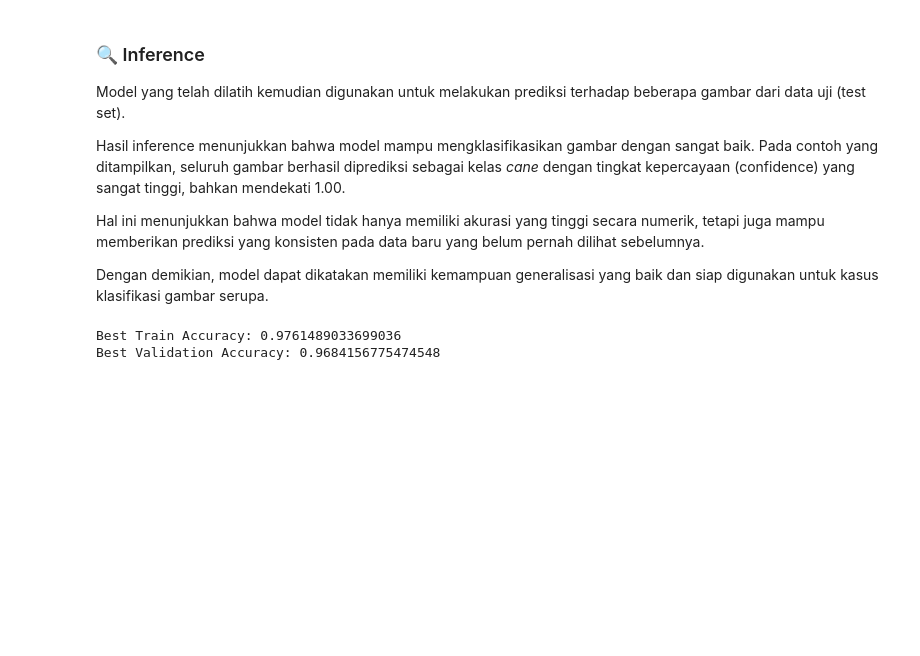
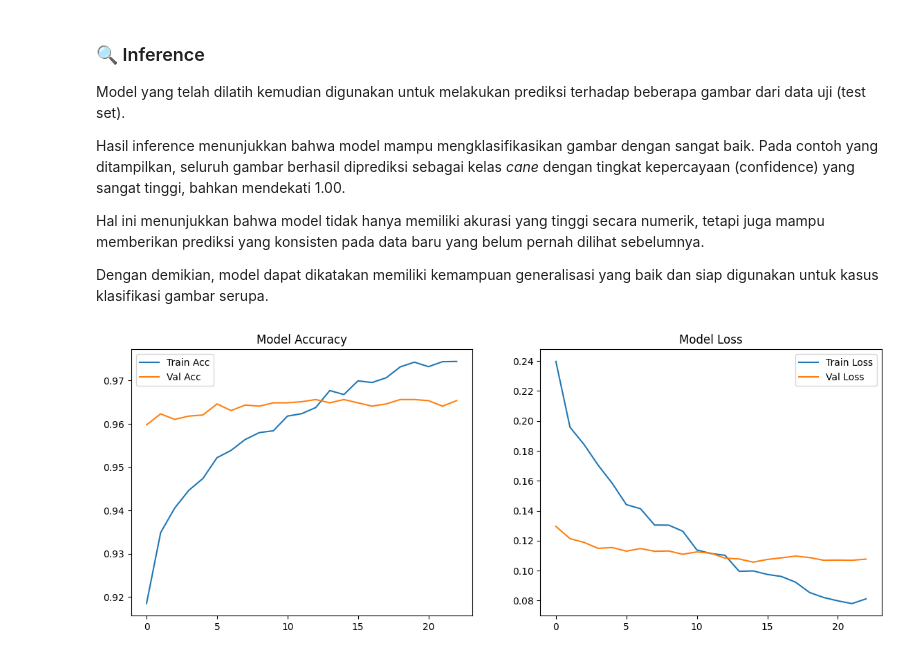
Before and after one commit to xebec51/image-classification-animals, a Jupyter notebook: notebook.ipynb, the cells around one changed output. Cells and saved outputs as stored; diff of their text form; code cells hidden in the pictures; blank space fills up the shorter version.

```diff
--- a/notebook.ipynb
+++ b/notebook.ipynb
@@ -342,0 +381,3 @@ Model: "sequential"
+# %%
+test_loss_cnn, test_acc_cnn = model_cnn.evaluate(test_generator)
+print("CNN Test Accuracy:", test_acc_cnn)
@@ -474,17 +454,18 @@ Epoch 11/20
 # %%
-# Unfreeze top layers
-for layer in base_model.layers[-100:]:
-    layer.trainable = True
+base_model.trainable = True
+for layer in base_model.layers[:-50]:
+    layer.trainable = False
 
-model.compile(
+model_tl.compile(
     optimizer=tf.keras.optimizers.Adam(learning_rate=1e-5),
     loss='categorical_crossentropy',
     metrics=['accuracy']
 )
 
-history_fine = model.fit(
+history_tl_fine = model_tl.fit(
     train_generator,
     validation_data=val_generator,
-    epochs=15
+    epochs=25,
+    callbacks=callbacks
 )
 # %% [output]
@@ -561,0 +489,3 @@ Berdasarkan grafik akurasi dan loss, model mampu belajar dengan baik tanpa indik
+# %%
+test_loss_tl, test_acc_tl = model_tl.evaluate(test_generator)
+print("Transfer Learning Test Accuracy:", test_acc_tl)
@@ -827,9 +784,30 @@ Hasil inference menunjukkan bahwa model mampu mengklasifikasikan gambar dengan s
 Hal ini menunjukkan bahwa model tidak hanya memiliki akurasi yang tinggi secara numerik, tetapi juga mampu memberikan prediksi yang konsisten pada data baru yang belum pernah dilihat sebelumnya.
 
 Dengan demikian, model dapat dikatakan memiliki kemampuan generalisasi yang baik dan siap digunakan untuk kasus klasifikasi gambar serupa.
-# %%
-print("Best Train Accuracy:", max(acc))
-print("Best Validation Accuracy:", max(val_acc))
-# %% [output]
-Best Train Accuracy: 0.9761489033699036
-Best Validation Accuracy: 0.9684156775474548
+# %%
+if test_acc_tl > test_acc_cnn:
+    history_used = history_tl_fine
+else:
+    history_used = history_cnn
+
+hist = history_used.history
+acc = hist['accuracy']
+val_acc = hist['val_accuracy']
+loss = hist['loss']
+val_loss = hist['val_loss']
+
+plt.figure(figsize=(14, 5))
+plt.subplot(1, 2, 1)
+plt.plot(acc, label='Train Acc')
+plt.plot(val_acc, label='Val Acc')
+plt.title('Model Accuracy')
+plt.legend()
+
+plt.subplot(1, 2, 2)
+plt.plot(loss, label='Train Loss')
+plt.plot(val_loss, label='Val Loss')
+plt.title('Model Loss')
+plt.legend()
+plt.show()
+# %% [output]
+[figure, added]
```
Also changed, not shown: parts of 38 cells of this notebook, 18 other files.
